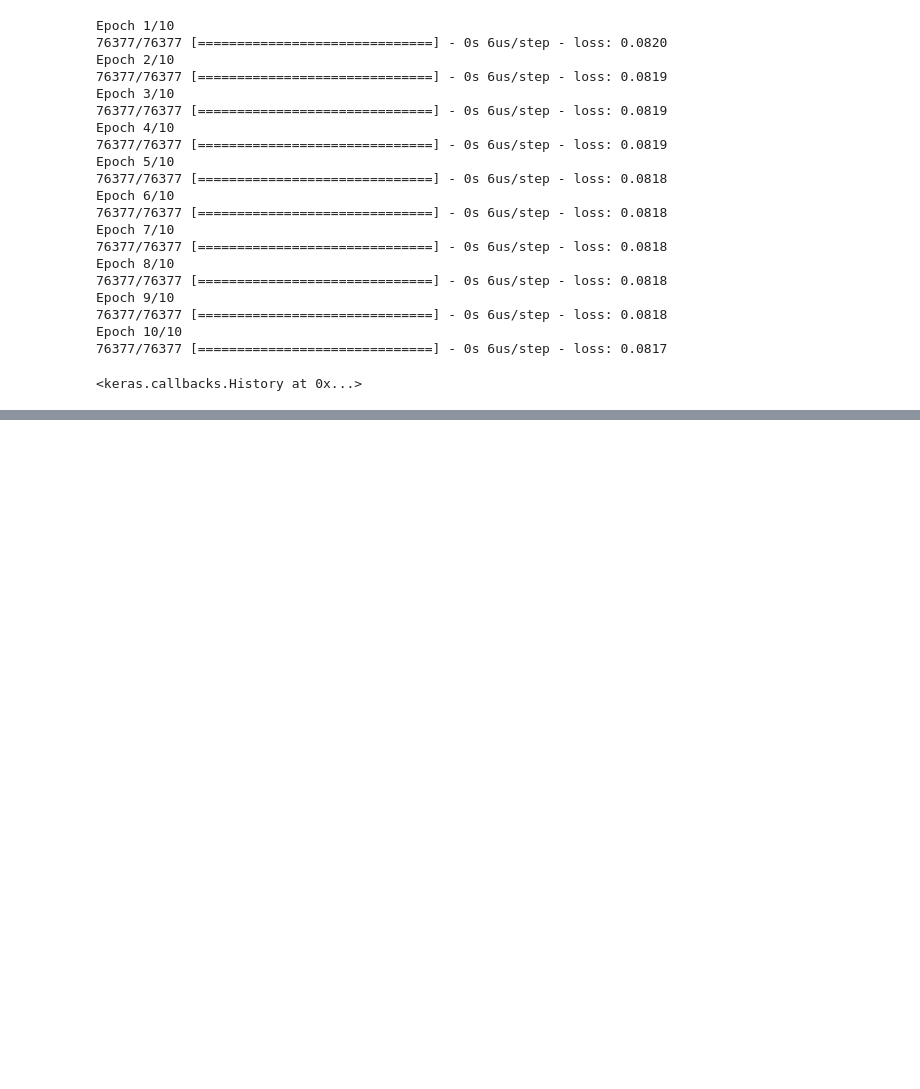
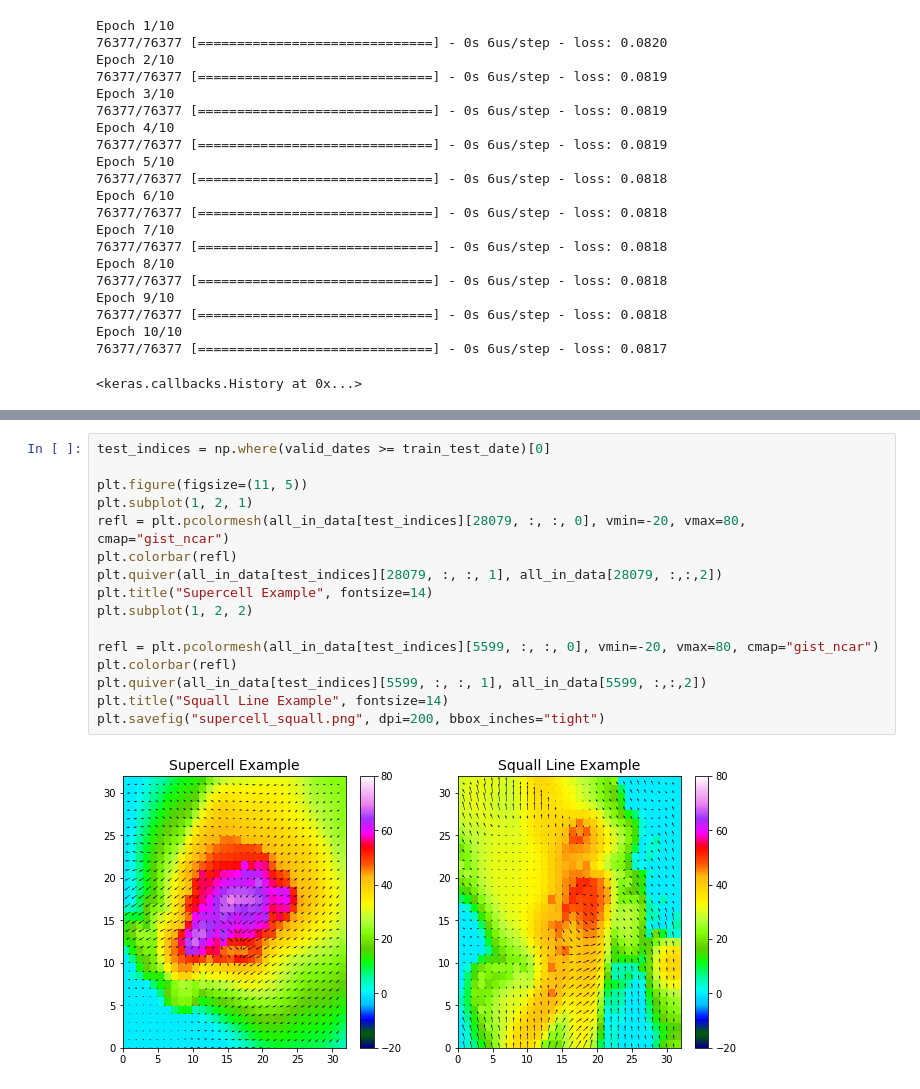
Before and after one commit to djgagne/ams-ml-python-course, a Jupyter notebook: module_3/ML_Short_Course_Module_3_Deep_Learning.ipynb, the cells around one changed output, grey strips where cells are left out. Cells and saved outputs as stored; diff of their text form; blank space fills up the shorter version.

```diff
--- a/module_3/ML_Short_Course_Module_3_Deep_Learning.ipynb
+++ b/module_3/ML_Short_Course_Module_3_Deep_Learning.ipynb
@@ -573 +728,19 @@ interactive(children=(SelectionSlider(description='example', options=(112219, 11
 <function __main__.plot_conv_layers_out(example=1)>
+# %%
+test_indices = np.where(valid_dates >= train_test_date)[0]
+
+plt.figure(figsize=(11, 5))
+plt.subplot(1, 2, 1)
+refl = plt.pcolormesh(all_in_data[test_indices][28079, :, :, 0], vmin=-20, vmax=80, cmap="gist_ncar")
+plt.colorbar(refl)
+plt.quiver(all_in_data[test_indices][28079, :, :, 1], all_in_data[28079, :,:,2])
+plt.title("Supercell Example", fontsize=14)
+plt.subplot(1, 2, 2)
+
+refl = plt.pcolormesh(all_in_data[test_indices][5599, :, :, 0], vmin=-20, vmax=80, cmap="gist_ncar")
+plt.colorbar(refl)
+plt.quiver(all_in_data[test_indices][5599, :, :, 1], all_in_data[5599, :,:,2])
+plt.title("Squall Line Example", fontsize=14)
+plt.savefig("supercell_squall.png", dpi=200, bbox_inches="tight")
+# %% [output]
+[figure, added]
```
Also changed, not shown: parts of 54 cells of this notebook, 1 other file.
